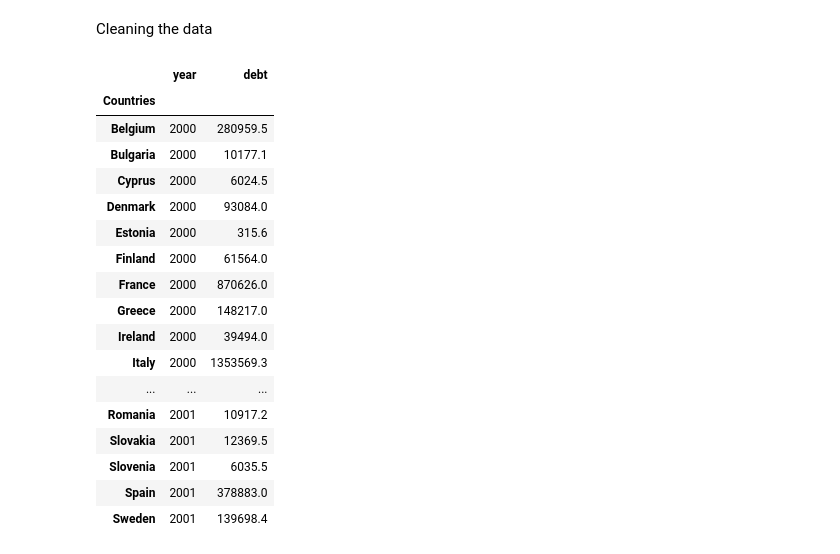
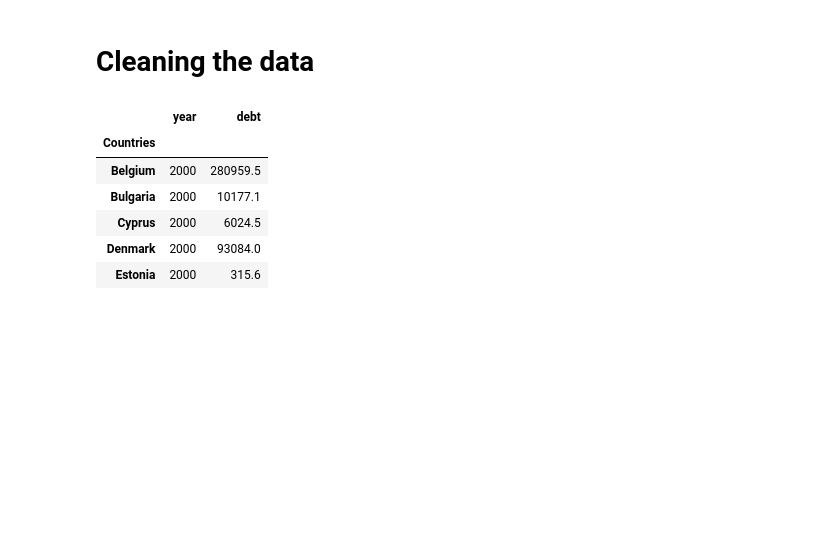
Before and after one commit to NumEconCopenhagen/projects-2024-darja-christian, a Jupyter notebook: dataproject/Christian_Work.ipynb, the cells around one changed output. Drawn from its saved outputs; the diff is of its cells as text; code cells hidden in the pictures; blank space fills up the shorter version.

```diff
--- a/dataproject/Christian_Work.ipynb
+++ b/dataproject/Christian_Work.ipynb
@@ -1,42 +1,31 @@
 # %% [markdown]
-Cleaning the data
+# Cleaning the data
 # %%
 import pandas as pd
 filename = 'new_debt_data.xlsx'
 
 # removing 2 rows
 debt = pd.read_excel(filename, skiprows=2)
 
 # removing 2 columns
 debt = debt.iloc[:, 2:]
 
 # renaming
 debt.rename(columns = {'Unnamed: 2':'Countries'}, inplace=True)
 
 # wide to long
 debt_long = pd.melt(debt, id_vars=['Countries'], var_name='year', value_name='debt')
 debt_long.head(5)
 
 # changing index from (0,1,2...) to countries
 debt_long = debt_long.set_index('Countries')
 
-debt_long.head(50)
+debt_long.head(5)
 # %% [output]
 |  | year | debt |
 | Countries |  |  |
 | Belgium | 2000 | 280959.5 |
 | Bulgaria | 2000 | 10177.1 |
 | Cyprus | 2000 | 6024.5 |
 | Denmark | 2000 | 93084.0 |
 | Estonia | 2000 | 315.6 |
-| Finland | 2000 | 61564.0 |
-| France | 2000 | 870626.0 |
-| Greece | 2000 | 148217.0 |
-| Ireland | 2000 | 39494.0 |
-| Italy | 2000 | 1353569.3 |
-| ... | ... | ... |
-| Romania | 2001 | 10917.2 |
-| Slovakia | 2001 | 12369.5 |
-| Slovenia | 2001 | 6035.5 |
-| Spain | 2001 | 378883.0 |
-| Sweden | 2001 | 139698.4 |
```
Also changed, not shown: parts of 2 cells of this notebook.
